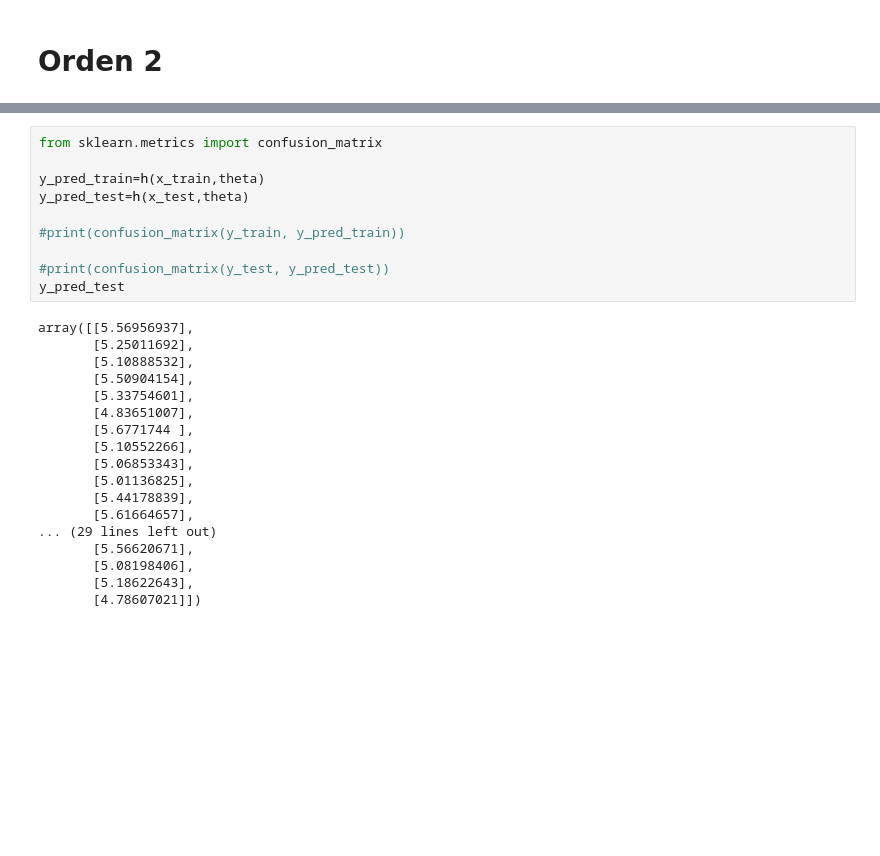
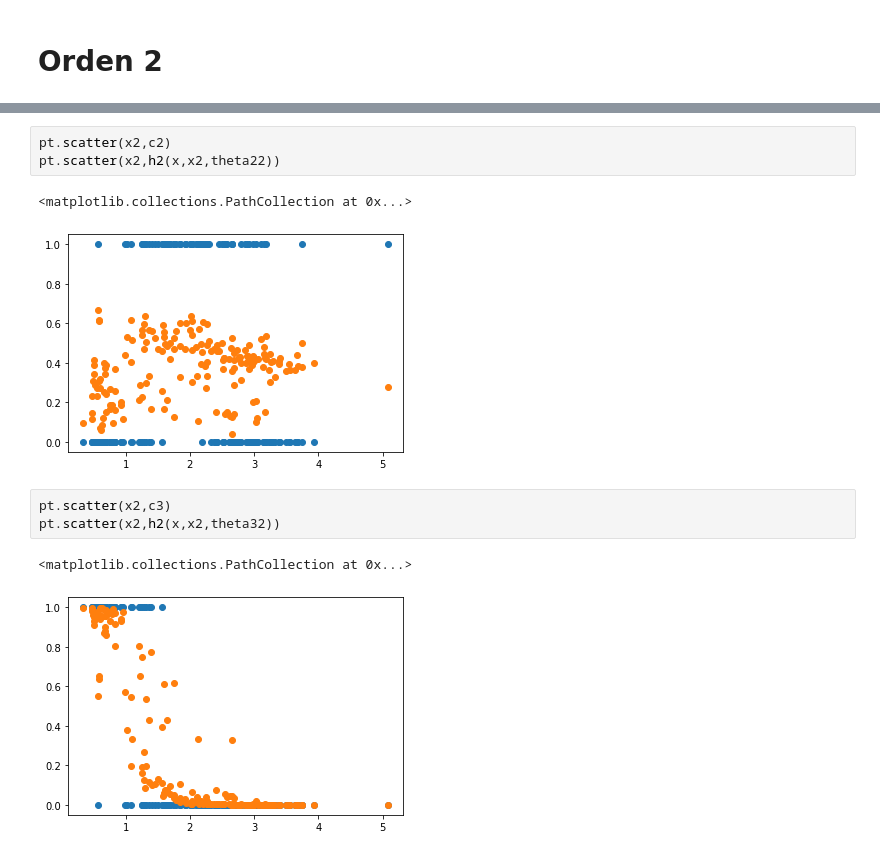
Before and after one commit to Suemy-AZ/Modulo_2, a Jupyter notebook: M2.ipynb, the cells around one changed output, grey strips where cells are left out. Cells and saved outputs as stored; diff of their text form; blank space fills up the shorter version.

```diff
--- a/M2.ipynb
+++ b/M2.ipynb
@@ -264,28 +302,12 @@ pt.scatter(x_test,h(x_test,theta))
-# %%
-from sklearn.metrics import confusion_matrix
-
-y_pred_train=h(x_train,theta)
-y_pred_test=h(x_test,theta)
-
-#print(confusion_matrix(y_train, y_pred_train))
-
-#print(confusion_matrix(y_test, y_pred_test))
-y_pred_test
-# %% [output]
-array([[5.56956937],
-       [5.25011692],
-       [5.10888532],
-       [5.50904154],
-       [5.33754601],
-       [4.83651007],
-       [5.6771744 ],
-       [5.10552266],
-       [5.06853343],
-       [5.01136825],
-       [5.44178839],
-       [5.61664657],
-... (29 lines left out)
-       [5.56620671],
-       [5.08198406],
-       [5.18622643],
-       [4.78607021]])
+# %%
+pt.scatter(x2,c2)
+pt.scatter(x2,h2(x,x2,theta22))
+# %% [output]
+<matplotlib.collections.PathCollection at 0x...>
+[figure, added]
+# %%
+pt.scatter(x2,c3)
+pt.scatter(x2,h2(x,x2,theta32))
+# %% [output]
+<matplotlib.collections.PathCollection at 0x...>
+[figure, added]
```
Also changed, not shown: parts of 20 cells of this notebook.
